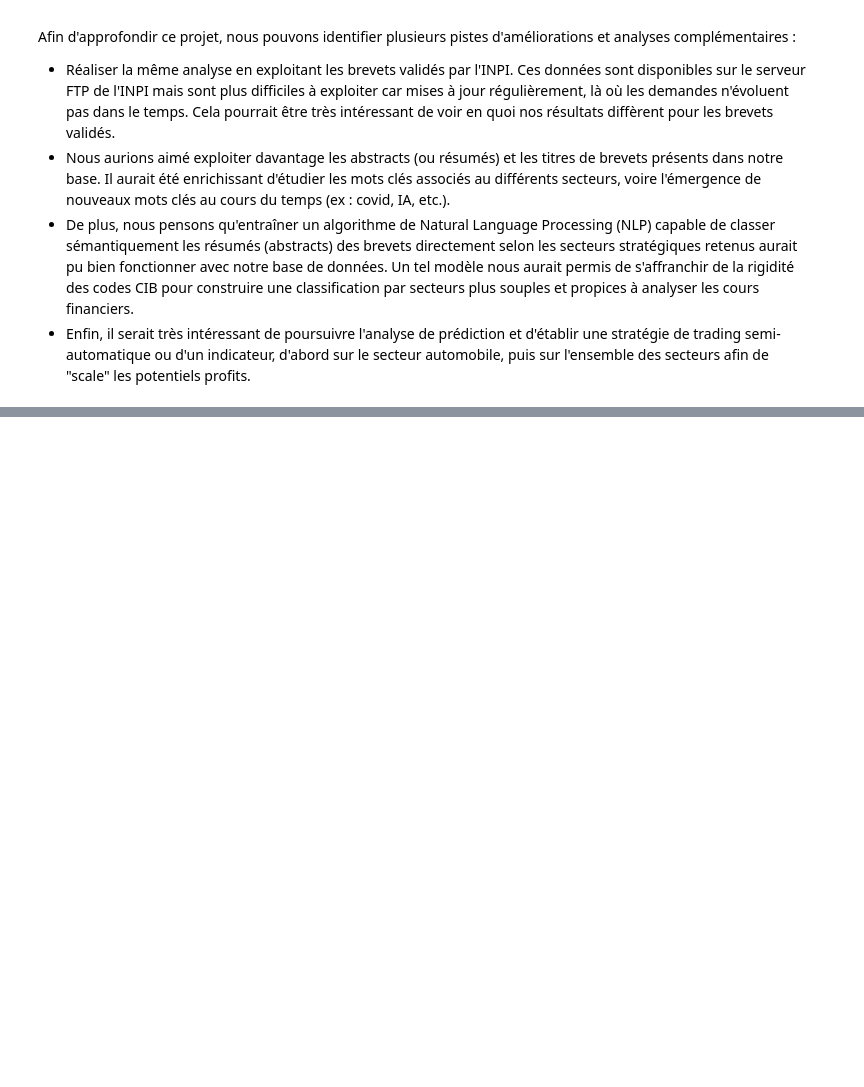
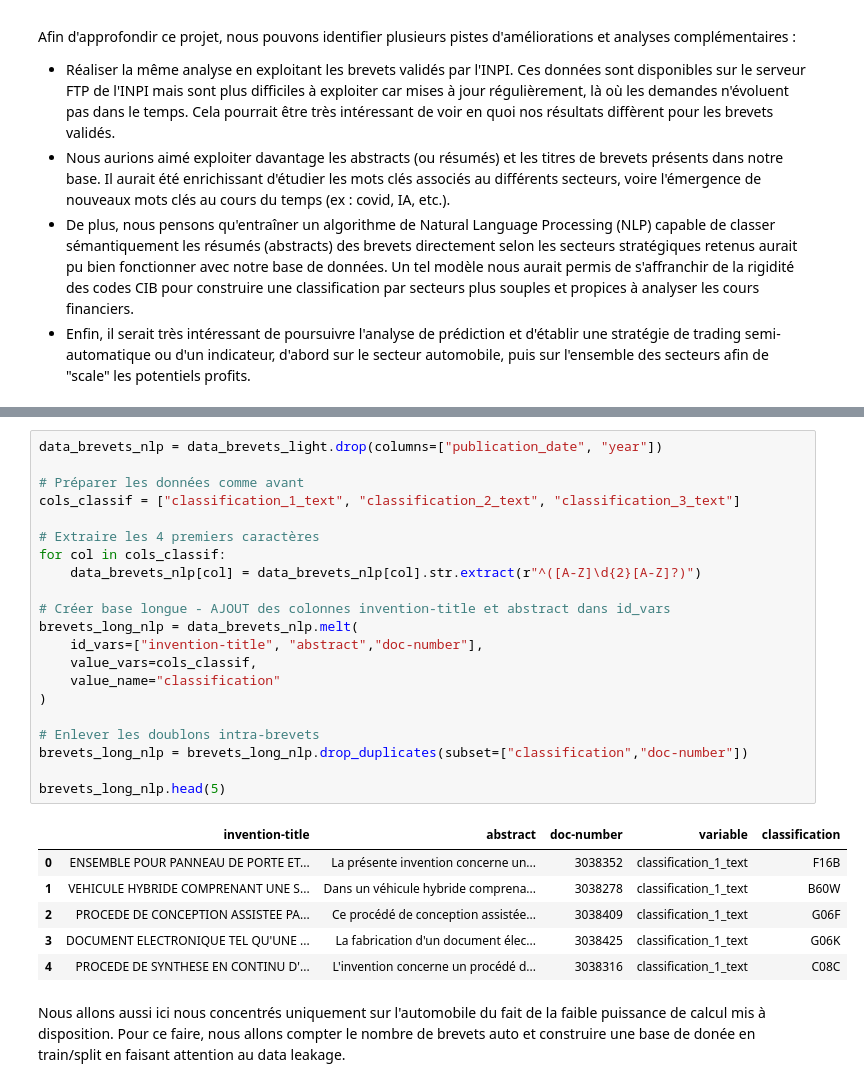
Before and after one commit to IrisLaf/Depots-de-brevets-et-marches-financiers, a Jupyter notebook: Main.ipynb, the cells around one changed output, grey strips where cells are left out. Saved outputs shown, nothing was run; the diff lists cells and outputs as text; blank space fills up the shorter version.

```diff
--- a/Main.ipynb
+++ b/Main.ipynb
@@ -2415,0 +2422,30 @@ Afin d'approfondir ce projet, nous pouvons identifier plusieurs pistes d'amélio
+# %%
+data_brevets_nlp = data_brevets_light.drop(columns=["publication_date", "year"])
+
+# Préparer les données comme avant
+cols_classif = ["classification_1_text", "classification_2_text", "classification_3_text"]
+
+# Extraire les 4 premiers caractères
+for col in cols_classif:
+    data_brevets_nlp[col] = data_brevets_nlp[col].str.extract(r"^([A-Z]\d{2}[A-Z]?)")
+
+# Créer base longue - AJOUT des colonnes invention-title et abstract dans id_vars
+brevets_long_nlp = data_brevets_nlp.melt(
+    id_vars=["invention-title", "abstract","doc-number"],
+    value_vars=cols_classif,
+    value_name="classification"
+)
+
+# Enlever les doublons intra-brevets
+brevets_long_nlp = brevets_long_nlp.drop_duplicates(subset=["classification","doc-number"])
+
+brevets_long_nlp.head(5)
+# %% [output]
+|  | invention-title | abstract | doc-number | variable | classification |
+| 0 | ENSEMBLE POUR PANNEAU DE PORTE ET... | La présente invention concerne un... | 3038352 | classification_1_text | F16B |
+| 1 | VEHICULE HYBRIDE COMPRENANT UNE S... | Dans un véhicule hybride comprena... | 3038278 | classification_1_text | B60W |
+| 2 | PROCEDE DE CONCEPTION ASSISTEE PA... | Ce procédé de conception assistée... | 3038409 | classification_1_text | G06F |
+| 3 | DOCUMENT ELECTRONIQUE TEL QU'UNE ... | La fabrication d'un document élec... | 3038425 | classification_1_text | G06K |
+| 4 | PROCEDE DE SYNTHESE EN CONTINU D'... | L'invention concerne un procédé d... | 3038316 | classification_1_text | C08C |
+# %% [markdown]
+Nous allons aussi ici nous concentrés uniquement sur l'automobile du fait de la faible puissance de calcul mis à disposition. Pour ce faire, nous allons compter le nombre de brevets auto et construire une base de donée en train/split en faisant attention au data leakage.
```
Also changed, not shown: parts of 13 cells of this notebook.
